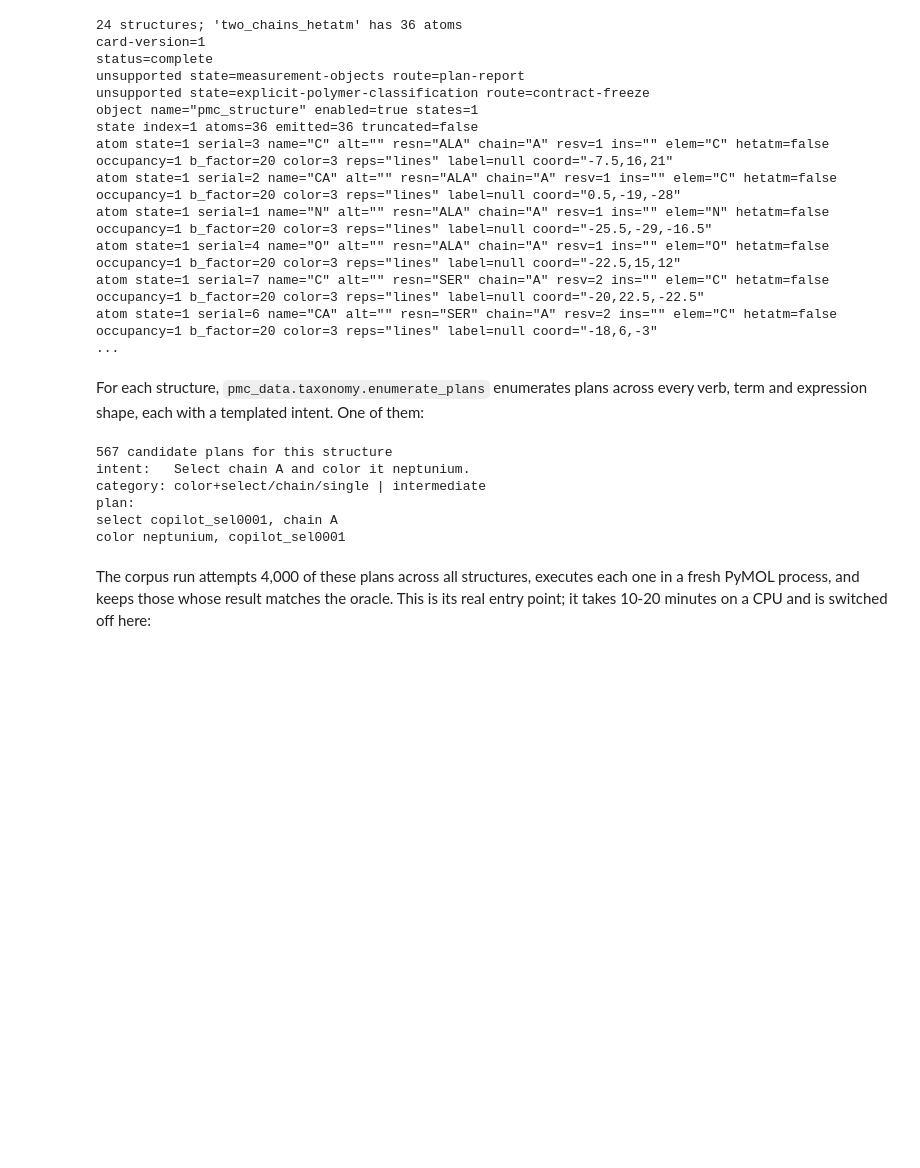
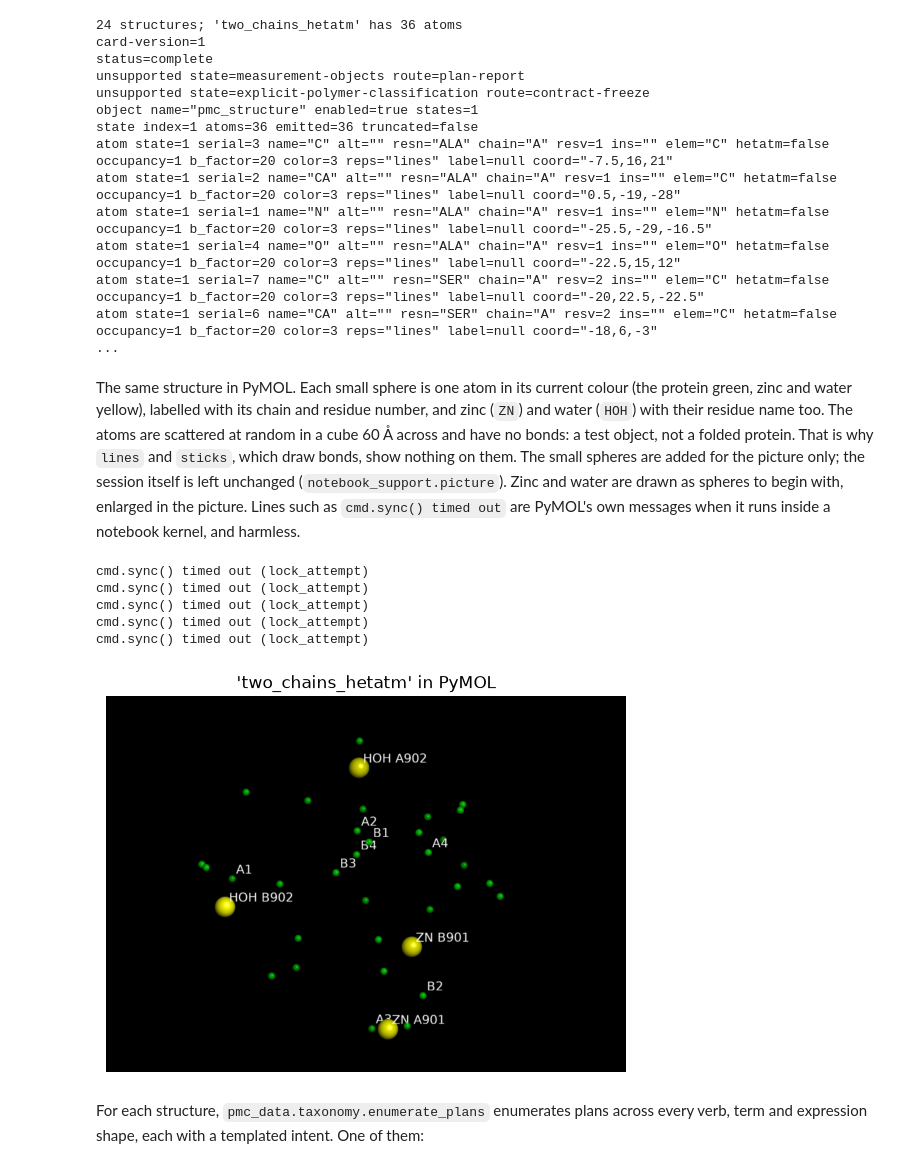
Before and after one commit to urban233/pymol-copilot, a Jupyter notebook: notebooks/pymol_copilot.ipynb, the cells around one changed output. Cells and saved outputs as stored; diff of their text form; code cells hidden in the pictures; blank space fills up the shorter version.

```diff
--- a/notebooks/pymol_copilot.ipynb
+++ b/notebooks/pymol_copilot.ipynb
@@ -159,29 +160,32 @@ atom state=1 serial=7 name="C" alt="" resn="SER" chain="A" resv=2 ins="" elem="C
 atom state=1 serial=6 name="CA" alt="" resn="SER" chain="A" resv=2 ins="" elem="C" hetatm=false occupancy=1 b_factor=20 color=3 reps="lines" label=null coord="-18,6,-3"
 ...
 # %% [markdown]
-For each structure, `pmc_data.taxonomy.enumerate_plans` enumerates plans
-across every verb, term and expression shape, each with a templated
-intent. One of them:
+The same structure in PyMOL. Each small sphere is one atom in its
+current colour (the protein green, zinc and water yellow), labelled
+with its chain and residue number, and zinc (`ZN`) and water (`HOH`)
+with their residue name too. The atoms are scattered at random in a
+cube 60 Å across and have no bonds: a test object, not a folded
+protein. That is why `lines` and `sticks`, which draw bonds, show
+nothing on them. The small spheres are added for the picture only; the
+session itself is left unchanged (`notebook_support.picture`). Zinc and
+water are drawn as spheres to begin with, enlarged in the picture.
+Lines such as `cmd.sync() timed out` are PyMOL's own messages when it
+runs inside a notebook kernel, and harmless.
 # %%
-from pmc_data.taxonomy import enumerate_plans
+from pmc_core.snapshot import reconstruct
 
-candidates = enumerate_plans(snapshot, seed=20260921)
-example = next(c for c in candidates if c.category.startswith("color+select"))
-print(f"{len(candidates)} candidate plans for this structure")
-print("intent:  ", example.intent)
-print("category:", example.category, "|", example.difficulty)
-print("plan:")
-print(example.plan.render_pml(), end="")
+reconstruct(cmd, snapshot)
+structure_picture = support.picture(cmd)
+support.show_pictures((f"'{demo_spec.spec_id}' in PyMOL", structure_picture))
 # %% [output]
-567 candidate plans for this structure
-intent:   Select chain A and color it neptunium.
-category: color+select/chain/single | intermediate
-plan:
-select copilot_sel0001, chain A
-color neptunium, copilot_sel0001
+cmd.sync() timed out (lock_attempt)
+cmd.sync() timed out (lock_attempt)
+cmd.sync() timed out (lock_attempt)
+cmd.sync() timed out (lock_attempt)
+cmd.sync() timed out (lock_attempt)
+[figure, added]
 # %% [markdown]
-The corpus run attempts 4,000 of these plans across all structures,
-executes each one in a fresh PyMOL process, and keeps those whose result
-matches the oracle. This is its real entry point; it takes 10-20 minutes
-on a CPU and is switched off here:
+For each structure, `pmc_data.taxonomy.enumerate_plans` enumerates plans
+across every verb, term and expression shape, each with a templated
+intent. One of them:
 # %%
```
Also changed, not shown: parts of 76 cells of this notebook, 4 other files.
